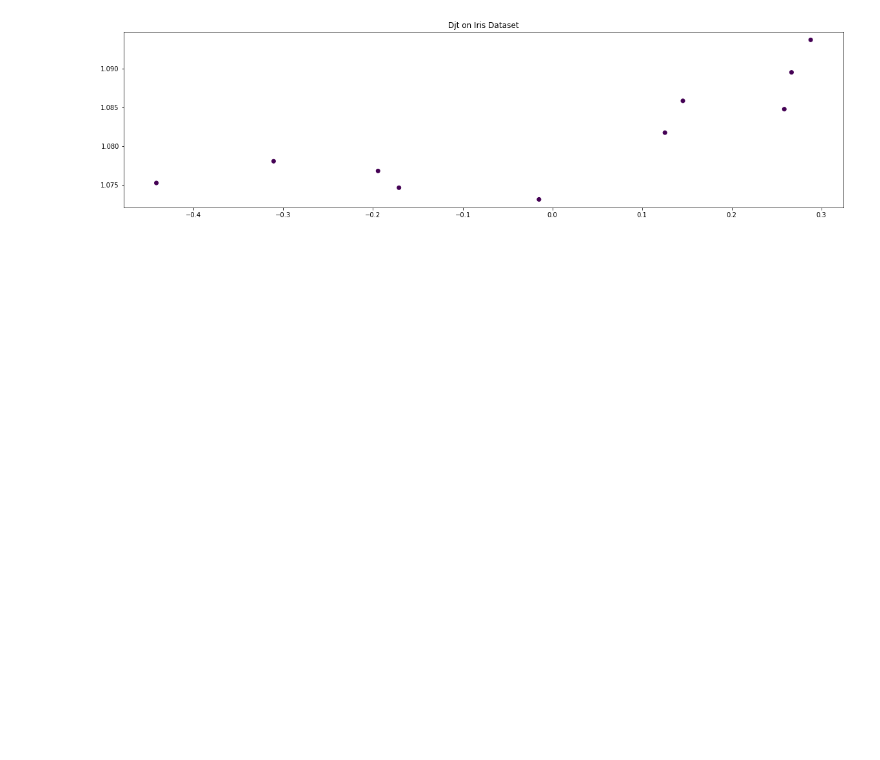
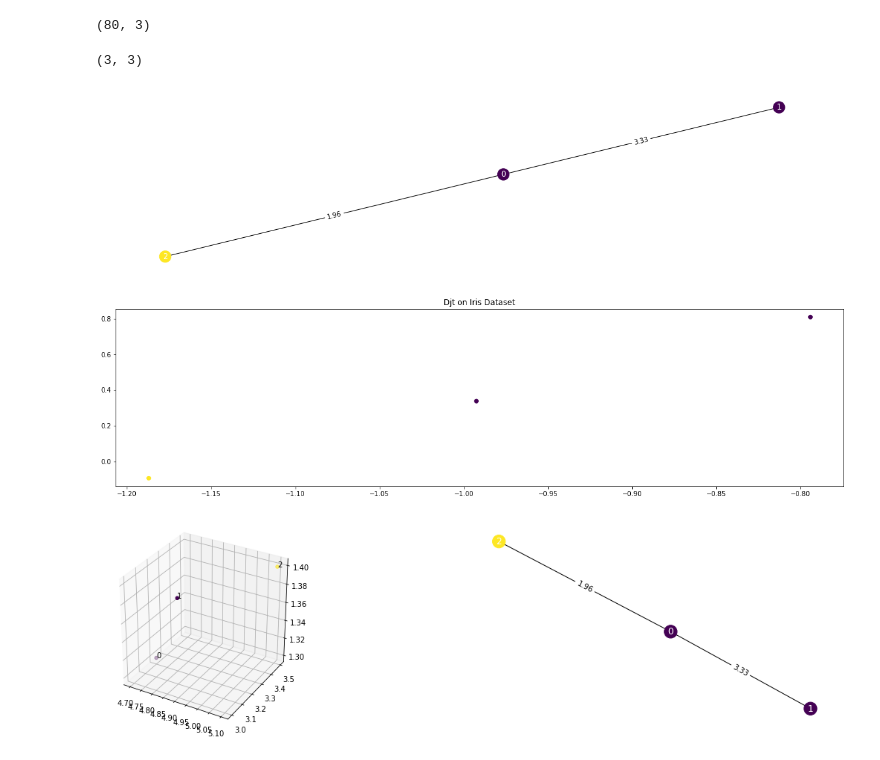
Before and after one commit to radajakub/GML-dim-reduction, a Jupyter notebook: src/comparaison.ipynb, the cells around one changed output. Drawn from its saved outputs; the diff is of its cells as text; code cells hidden in the pictures; blank space fills up the shorter version.

```diff
--- a/src/comparaison.ipynb
+++ b/src/comparaison.ipynb
@@ -53,7 +53,12 @@ from utils import embedding, visualization, weights
 from data import preprocessing
 # %%
 from sklearn.utils import shuffle
-X_a,y_a = shuffle(X,y)
+import random
+random.shuffle(X)
+random.shuffle(y)
 
-X = X[0:10,:]
-y = y[0:10]
+X_a = X[0:80,:3]
+y_a = y[0:80]
+print(X_a.shape)
+# %% [output]
+(80, 3)
@@ -60,6 +67,16 @@ y = y[0:10]
 # %%
-X_trans, y_trans = preprocessing.remove_duplicities(X, y)
-embeddings = embedding.embed_data(X_trans, weight_fun=weights.reciprocal, walk_length=100, num_walks=10)
+X_trans, y_trans = preprocessing.remove_duplicities(X_a, y_a)
+print(X_trans.shape)
+graph = embedding.build_graph(X_trans)
+visualization.show_graph(graph,labels=y_trans)
+embeddings = embedding.embed_graph(graph, dims=2, walk_length=100, num_walks=10, seed=0)
+# embeddings = embedding.embed_data(X_trans, weight_fun=weights.reciprocal, walk_length=100, num_walks=10)
 visualization.show_embedding(embeddings, labels=y_trans, show_numbers=False, aspect='auto',title="Djt on Iris Dataset")
+
+
+visualization.show_data(X_trans, graph, labels=y_trans)
 # %% [output]
+(3, 3)
-[figure, old version]
+[figure, new version]
+[figure, added]
+[figure, added]
```
Also changed, not shown: parts of 4 cells of this notebook.
